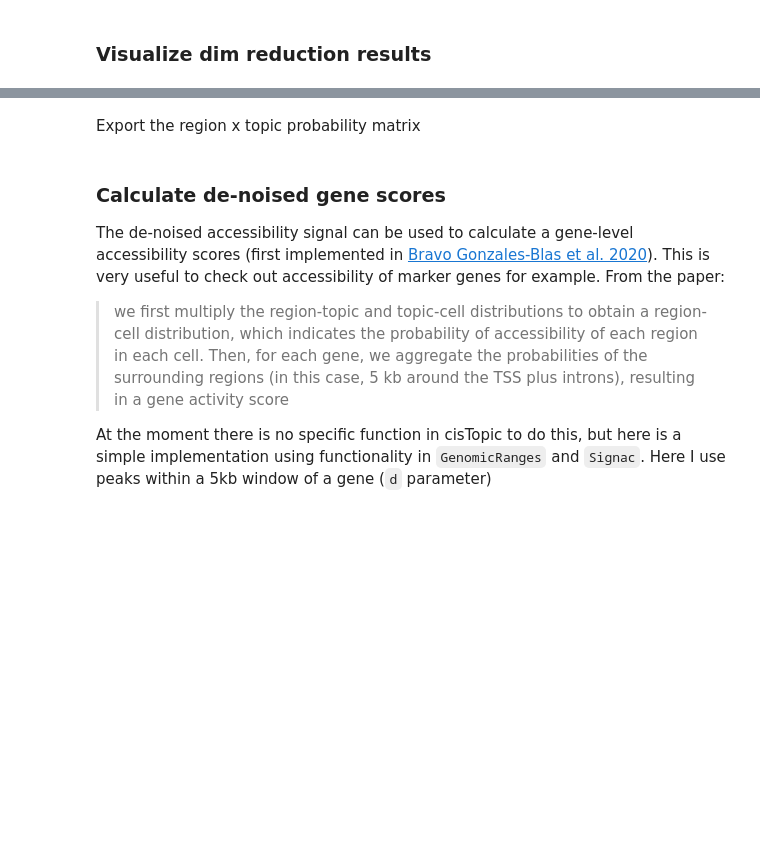
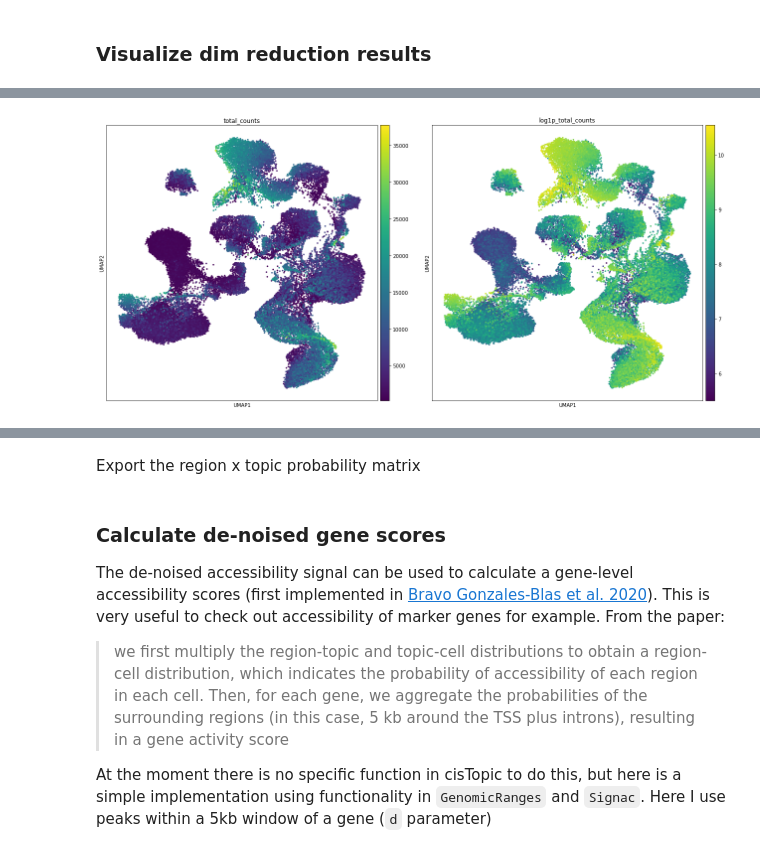
Before and after one commit to emdann/scATAC_prep, a Jupyter notebook: add_cistopic.ipynb, the cells around one changed output, grey strips where cells are left out. Saved outputs shown, nothing was run; the diff lists cells and outputs as text; code cells hidden in the pictures; blank space fills up the shorter version.

```diff
--- a/add_cistopic.ipynb
+++ b/add_cistopic.ipynb
@@ -146,3 +171,9 @@ sc.pl.umap(adata, color="cellatac_clusters")
+# %%
+sc.pp.calculate_qc_metrics(adata, layer="binary_raw", inplace=True)
+# %%
+sc.pl.umap(adata, color=['total_counts',"log1p_total_counts"], size=40, legend_loc="on data")
+# %% [output]
+[figure, added]
 # %% [markdown]
 ### De-noising the peak x cell matrix with cisTopic
 
```
Also changed, not shown: parts of 21 cells of this notebook.
